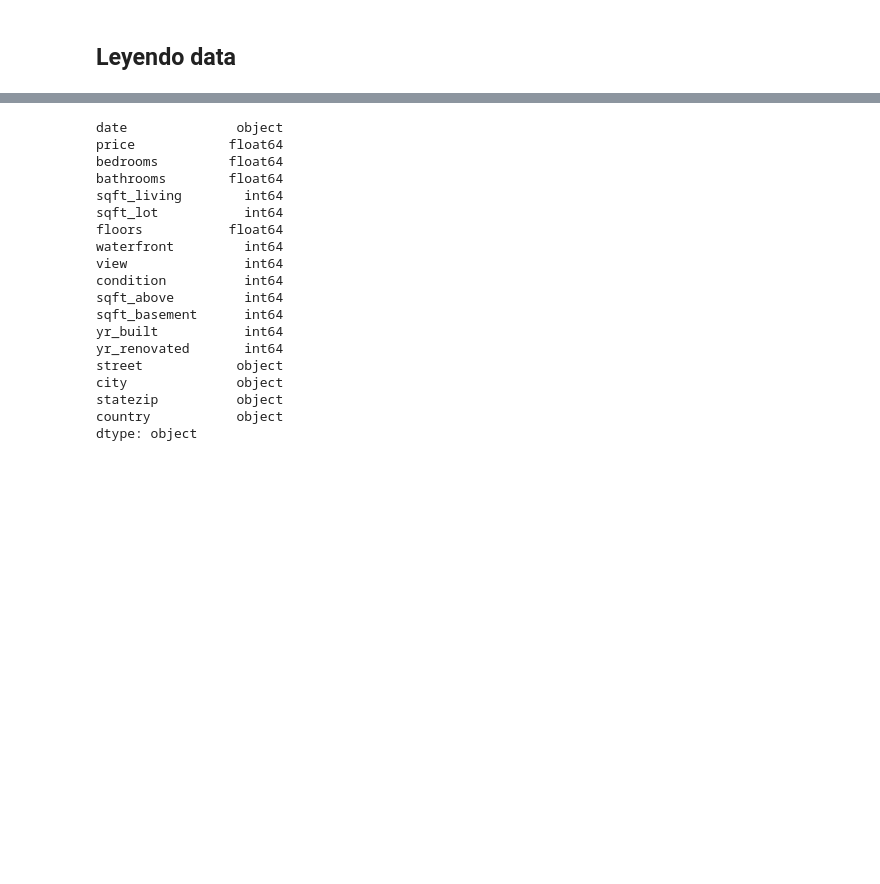
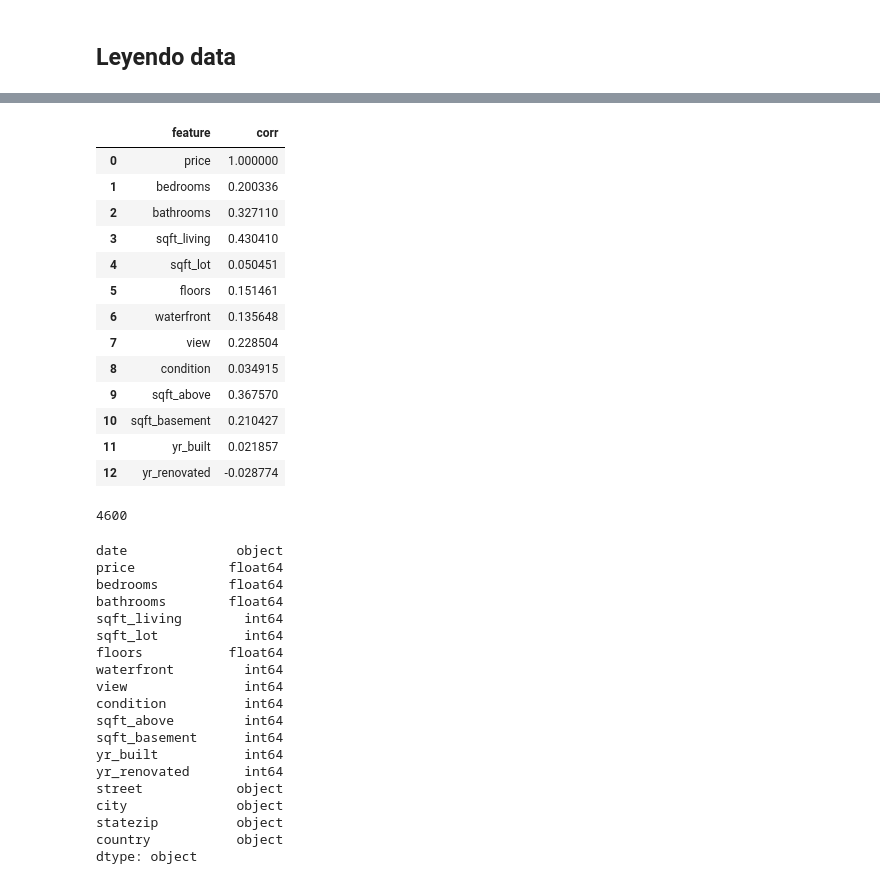
Before and after one commit to JCaballerot/Data_science_for_business, a Jupyter notebook: regresion_lineal/sidney_data_housing.ipynb, the cells around one changed output, grey strips where cells are left out. Saved outputs shown, nothing was run; the diff lists cells and outputs as text; code cells hidden in the pictures; blank space fills up the shorter version.

```diff
--- a/regresion_lineal/sidney_data_housing.ipynb
+++ b/regresion_lineal/sidney_data_housing.ipynb
@@ -32,3 +75,27 @@ univariate.head()
+# %%
+corr_matrix = pddf.corr()
+corr_matrix.reset_index(inplace = True)
+corr_matrix.rename(columns = {'index': 'feature', target: 'corr'}, inplace = True)
+corr_matrix[['feature', 'corr']]
+# %% [output]
+|  | feature | corr |
+| 0 | price | 1.000000 |
+| 1 | bedrooms | 0.200336 |
+| 2 | bathrooms | 0.327110 |
+| 3 | sqft_living | 0.430410 |
+| 4 | sqft_lot | 0.050451 |
+| 5 | floors | 0.151461 |
+| 6 | waterfront | 0.135648 |
+| 7 | view | 0.228504 |
+| 8 | condition | 0.034915 |
+| 9 | sqft_above | 0.367570 |
+| 10 | sqft_basement | 0.210427 |
+| 11 | yr_built | 0.021857 |
+| 12 | yr_renovated | -0.028774 |
+# %%
+pddf.shape[0]
+# %% [output]
+4600
 # %%
 pddf.dtypes
 # %% [output]
```
Also changed, not shown: parts of 6 cells of this notebook.
